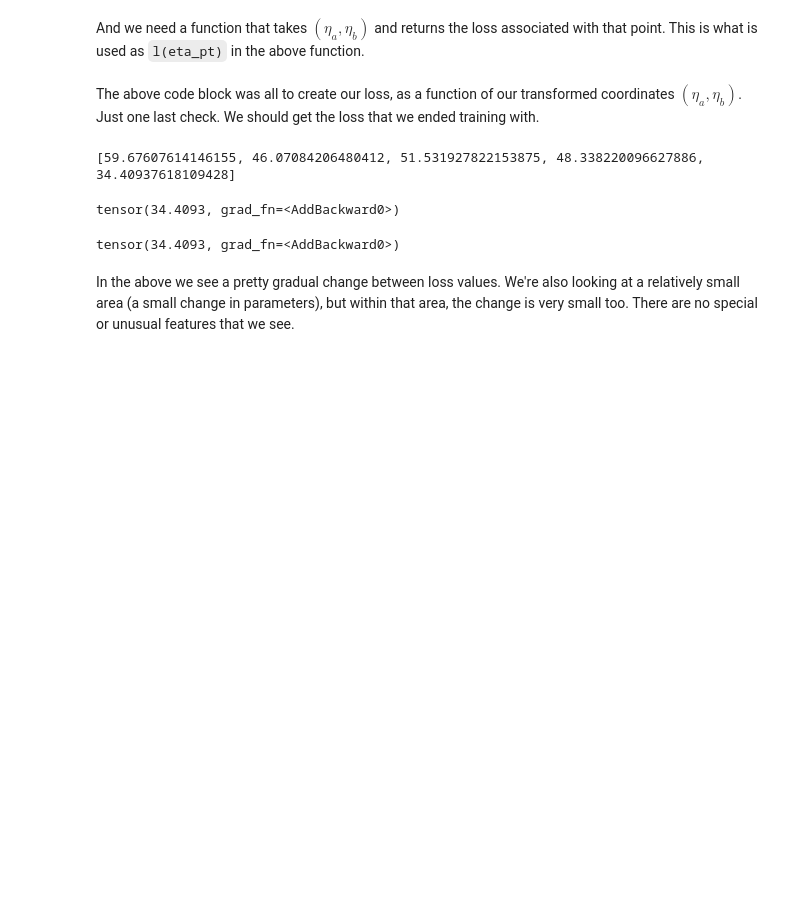
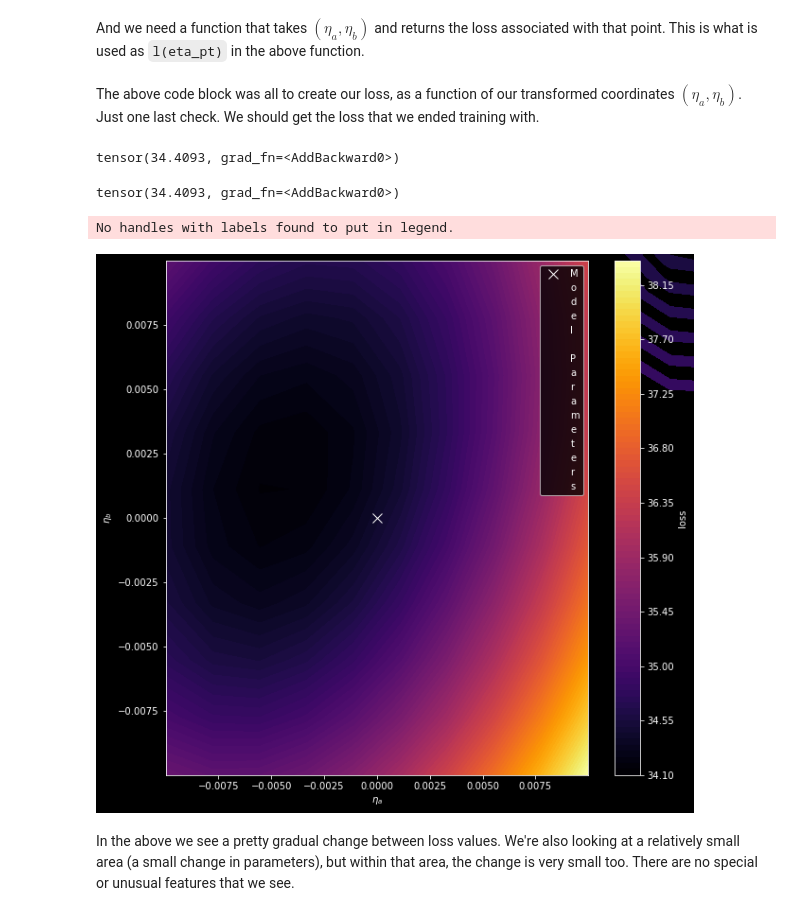
Before and after one commit to CU-Boulder-APPM-X720-Fall-2022/biweekly-report-2-gnorman7, a Jupyter notebook: loss_landscapes.ipynb, the cells around one changed output. Saved outputs shown, nothing was run; the diff lists cells and outputs as text; code cells hidden in the pictures; blank space fills up the shorter version.

```diff
--- a/loss_landscapes.ipynb
+++ b/loss_landscapes.ipynb
@@ -339,6 +343,8 @@ def make_loss_visualization(n_grid,expansion_factor,l):
     # plt.title(r'Training of $\Theta$')
     plt.xlabel(r'$\eta_a$')
     plt.ylabel(r'$\eta_b$')
+
+    return loss_grid
 # %% [markdown]
 And we need a function that takes $(\eta_a, \eta_b)$ and returns the loss associated with that point. This is what is used as `l(eta_pt)` in the above function.
 # %%
@@ -374,13 +380,3 @@ def coords_to_loss(eta_pt, theta_opt, theta_a, theta_b):
 l = lambda cs : coords_to_loss(cs, theta_opt, theta_a, theta_b)
 # %% [markdown]
 The above code block was all to create our loss, as a function of our transformed coordinates $(\eta_a, \eta_b)$. Just one last check. We should get the loss that we ended training with.
-# %%
-print(losses[-5:])
-# %% [output]
-[59.67607614146155, 46.07084206480412, 51.531927822153875, 48.338220096627886, 34.40937618109428]
-# %%
-print(theta_to_loss(theta_opt))
-l([0.0,0.0])
-# %% [output]
-tensor(34.4093, grad_fn=<AddBackward0>)
-tensor(34.4093, grad_fn=<AddBackward0>)
@@ -390,3 +383,20 @@ plt.plot(0,0,'wx')
+# %%
+# I need this line if I do not rerun the training block...
+# loss_fcn = torch.nn.CrossEntropyLoss()
+print(theta_to_loss(theta_opt))
+l([0.0,0.0])
+# %% [output]
+tensor(34.4093, grad_fn=<AddBackward0>)
+tensor(34.4093, grad_fn=<AddBackward0>)
+# %%
+with torch.no_grad():
+    loss_grid = make_loss_visualization(10,0.01,l)
+l1 = plt.plot(0,0,'wx',markersize=10)
+plt.legend(l1,["Model Parameters"])
+plt.savefig('Random_Loss_Landscape.png')
+# %% [output]
+No handles with labels found to put in legend.
+[figure, added]
 # %% [markdown]
 In the above we see a pretty gradual change between loss values. We're also looking at a relatively small area (a small change in parameters), but within that area, the change is very small too. There are no special or unusual features that we see.
 # %% [markdown]
```
Also changed, not shown: parts of 11 cells of this notebook, 3 other files.
